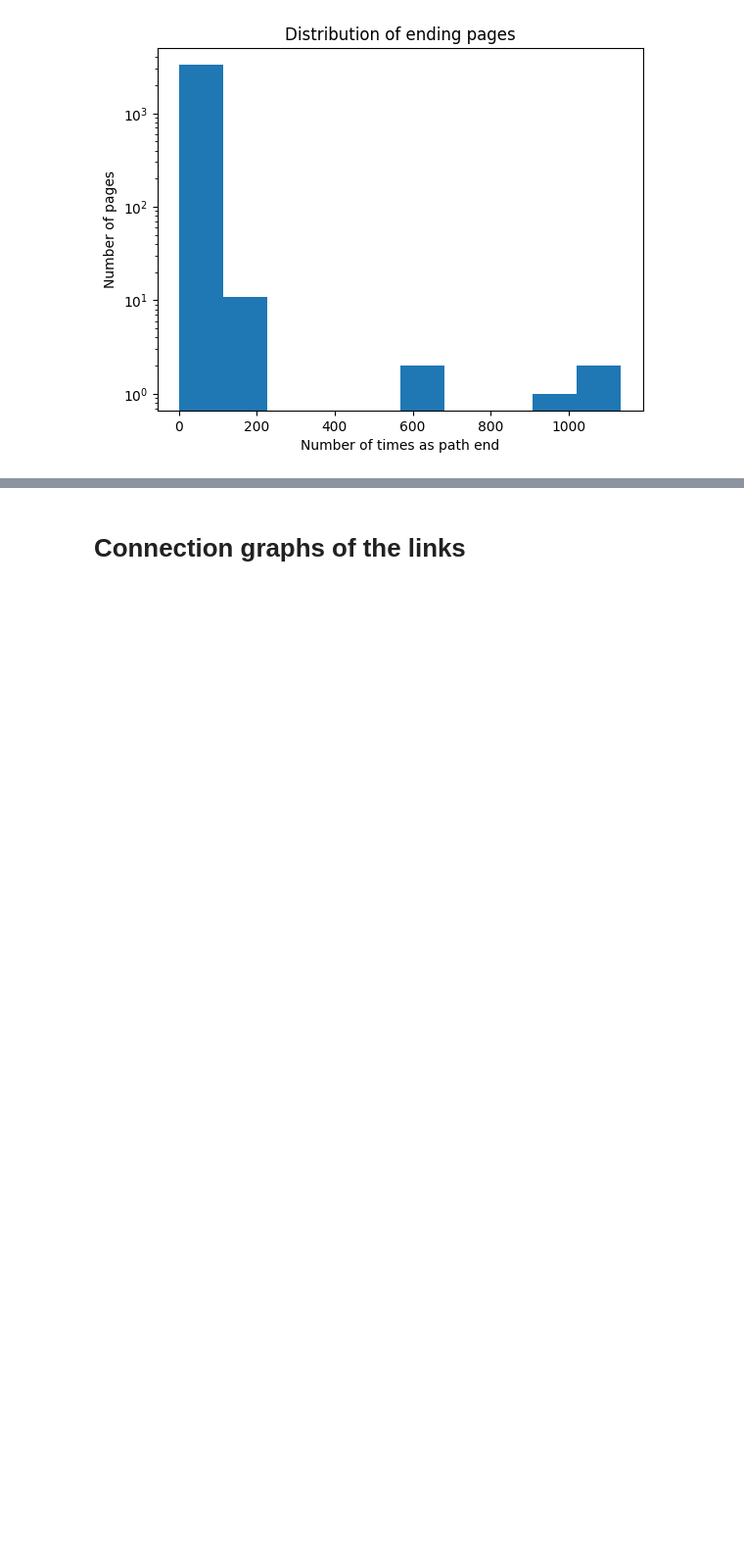
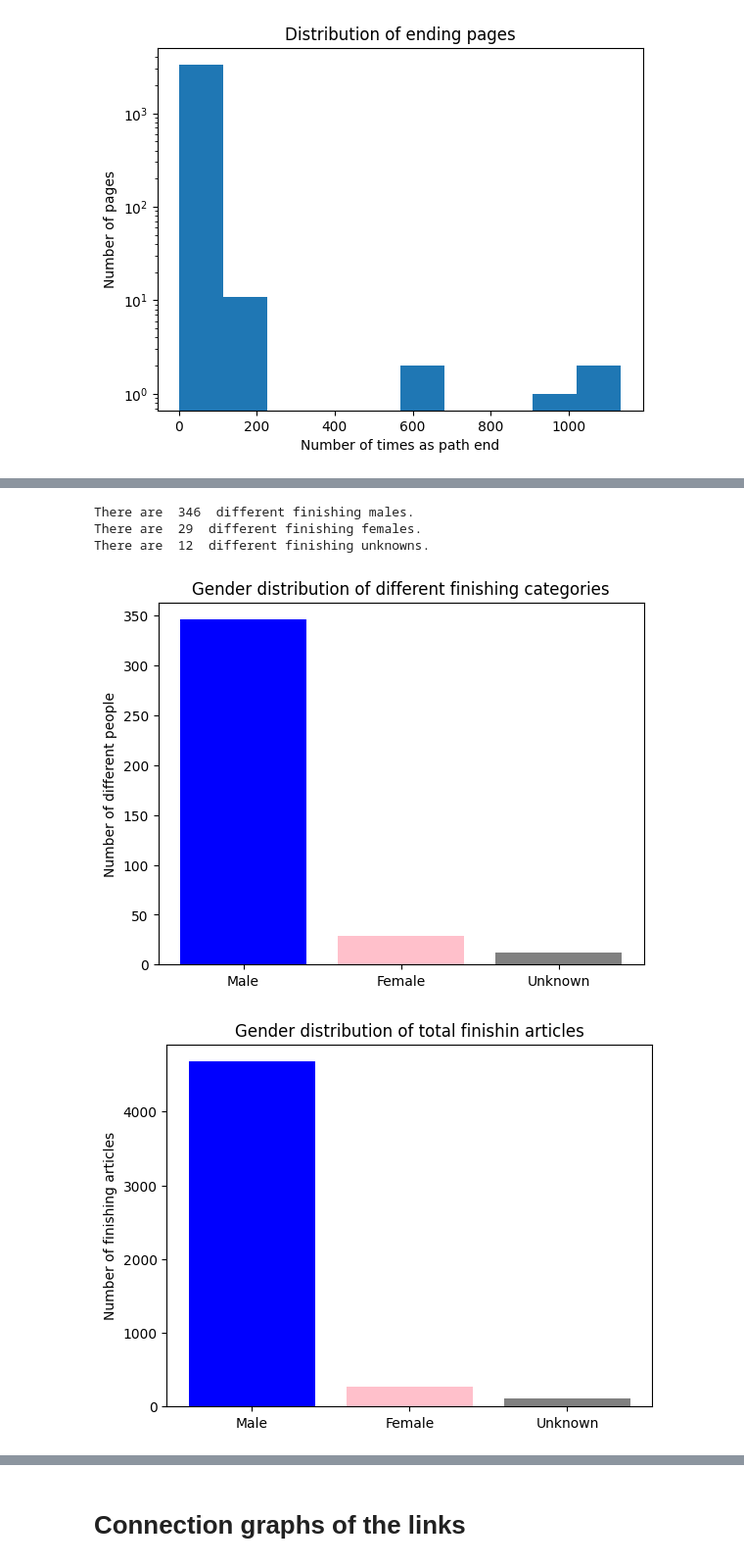
Before and after one commit to epfl-ada/ada-2023-project-ndlmada, a Jupyter notebook: P2_notebook.ipynb, the cells around one changed output, grey strips where cells are left out. Shown at 98% size. Saved outputs shown, nothing was run; the diff lists cells and outputs as text; code cells hidden in the pictures; blank space fills up the shorter version.

```diff
--- a/P2_notebook.ipynb
+++ b/P2_notebook.ipynb
@@ -648,0 +814,25 @@ plt.show()
+# %%
+finishing_gender_counts_fem = finishing_counts_people[finishing_counts_people['gender'] == 'Female']
+finishing_gender_counts_male = finishing_counts_people[finishing_counts_people['gender'] == 'Male']
+finishing_gender_counts_unk = finishing_counts_people[finishing_counts_people['gender'] == 'Unknown']
+print('There are ' ,len(finishing_gender_counts_male), ' different finishing males.')
+print('There are ' ,len(finishing_gender_counts_fem), ' different finishing females.')
+print('There are ' ,len(finishing_gender_counts_unk), ' different finishing unknowns.')
+
+plt.bar(x=(0,1,2),height=(len(finishing_gender_counts_male),len(finishing_gender_counts_fem),len(finishing_gender_counts_unk)), color = ('blue', 'pink', 'grey'))
+plt.ylabel('Number of different people')
+plt.xticks(ticks = (0,1,2), labels = ('Male', 'Female', 'Unknown'))
+plt.title('Gender distribution of different finishing categories')
+plt.show()
+
+plt.bar(x=(0,1,2), height = (finishing_gender_counts_male['count'].sum(),finishing_gender_counts_fem['count'].sum(),finishing_gender_counts_unk['count'].sum()), color = ('blue', 'pink', 'grey'))
+plt.ylabel('Number of finishing articles')
+plt.xticks(ticks = (0,1,2), labels = ('Male', 'Female', 'Unknown'))
+plt.title('Gender distribution of total finishing articles')
+plt.show()
+# %% [output]
+There are  346  different finishing males.
+There are  29  different finishing females.
+There are  12  different finishing unknowns.
+[figure, added]
+[figure, added]
```
Also changed, not shown: parts of 23 cells of this notebook.
